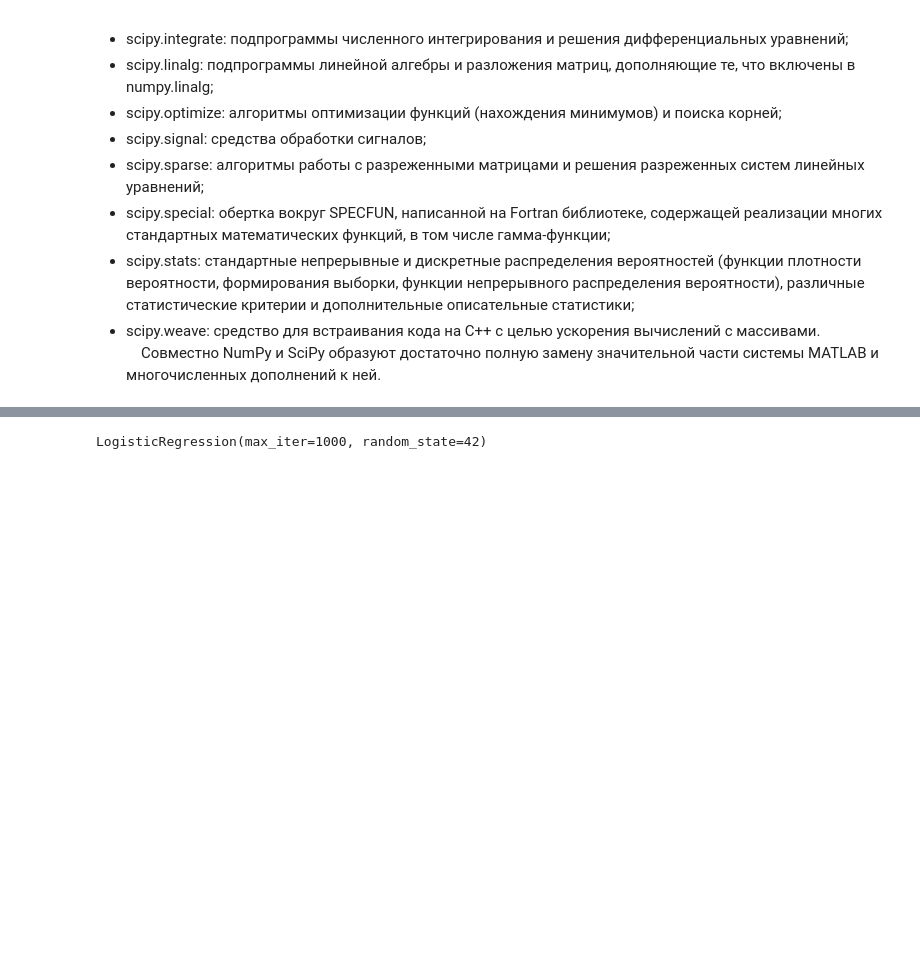
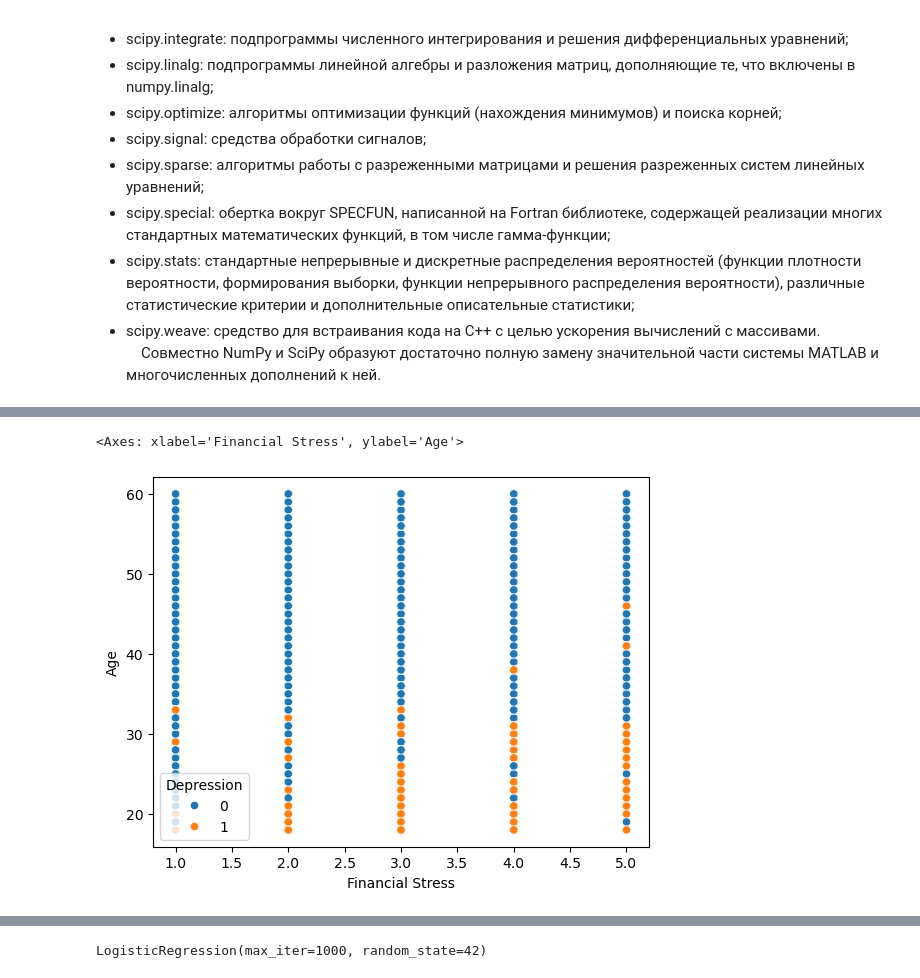
Before and after one commit to NikitaMaltsevvv/SIAFT_INTENSIVE, a Jupyter notebook: baseline.ipynb, the cells around one changed output, grey strips where cells are left out. Saved outputs shown, nothing was run; the diff lists cells and outputs as text; code cells hidden in the pictures; blank space fills up the shorter version.

```diff
--- a/baseline.ipynb
+++ b/baseline.ipynb
@@ -125,0 +203,5 @@ from sklearn.metrics import roc_auc_score, roc_curve, auc
+# %%
+sns.scatterplot(x=train['Financial Stress'], y=train['Age'], hue=train['Depression'])
+# %% [output]
+<Axes: xlabel='Financial Stress', ylabel='Age'>
+[figure, added]
```
Also changed, not shown: parts of 20 cells of this notebook, 3 other files.
